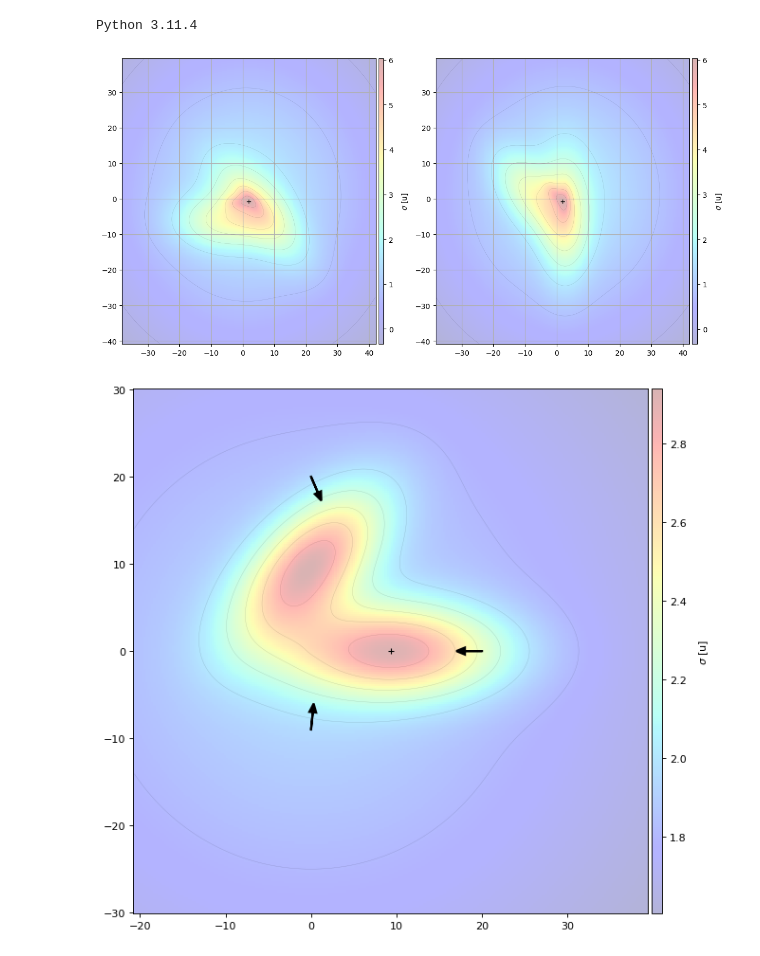
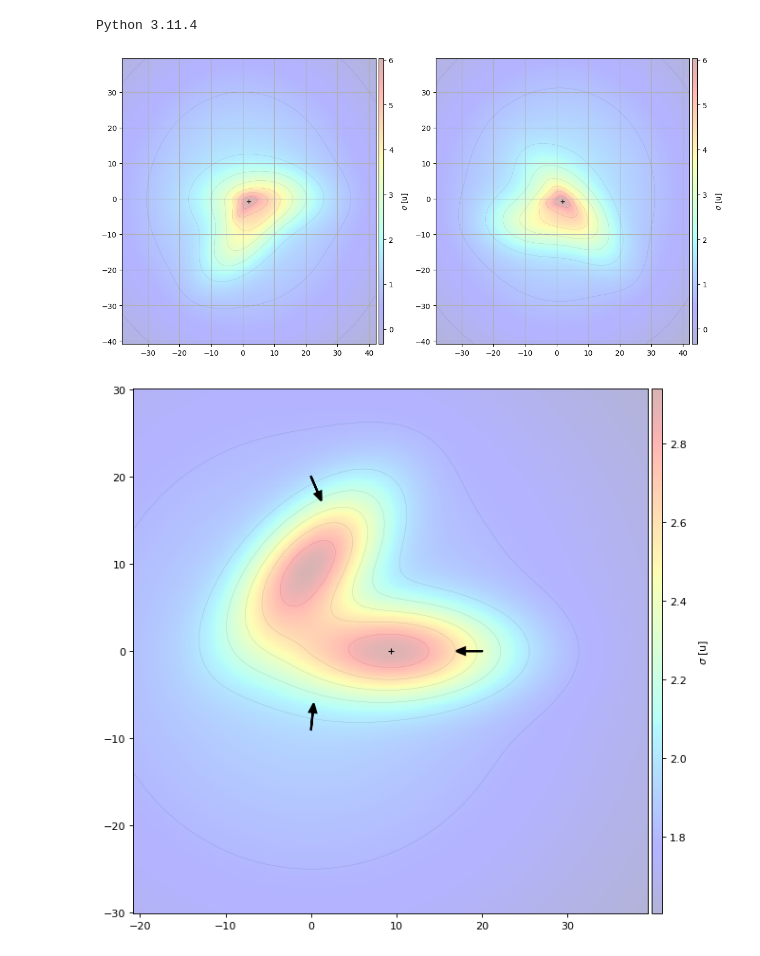
Before and after one commit to jesusBV20/source_seeking_distr, a Jupyter notebook: notebooks/scalar_field_test.ipynb, the cells around one changed output. Saved outputs shown, nothing was run; the diff lists cells and outputs as text; code cells hidden in the pictures.

Commit message:
feat: scalar_field refactoring

```diff
--- a/notebooks/scalar_field_test.ipynb
+++ b/notebooks/scalar_field_test.ipynb
@@ -34,33 +43,31 @@ from sourceseeking_distr.toolbox.plot_utils import vector2d
 # %%
 # ----------------------------------------------------------------------
 # Testing a non-convex field with one source (sigma_fract)
 # ----------------------------------------------------------------------
 
-psi1 = 45 * np.pi / 180
-psi2 = 90 * np.pi / 180
+sigma_test = SigmaFract(k=0.04, dev=[7,2], mu=[0,0])
 
-# Generate the scalar field
-R1 = M_rot(psi1)
-R2 = M_rot(psi2)
-
-sigma_func = sigma_fract(k=0.04, dev=[7,2], mu=[0,0])
-sigma_test = sigma(sigma_func, R=R1)
+# --------------------------------------------------------------------------------------
 
 # Generate the plot
 fig = plt.figure(figsize=(7*2, 7), dpi=100)
 (ax1, ax2) = fig.subplots(1,2)
 
-# Draw the scalar field
+# Draw the original scalar field
 sigma_test.draw(fig=fig, ax=ax1, xlim=40, ylim=40, contour_levels=30)
 
-sigma_test.R = R2
+# Rotate the scalar field
+R = M_rot(45 * np.pi / 180)
+sigma_test.A = R
+
+# Draw the rotated scalar field
 sigma_test.draw(fig=fig, ax=ax2, xlim=40, ylim=40, contour_levels=30)
 
 ax1.grid(True)
 ax2.grid(True)
 plt.show()
 # %% [output]
-[figure, old version]
+[figure, new version]
 # %%
 # ----------------------------------------------------------------------
 # Testing a non-convex field with two sources (sigma_nonconvex)
```
Also changed, not shown: parts of 5 cells of this notebook, 4 other files.
